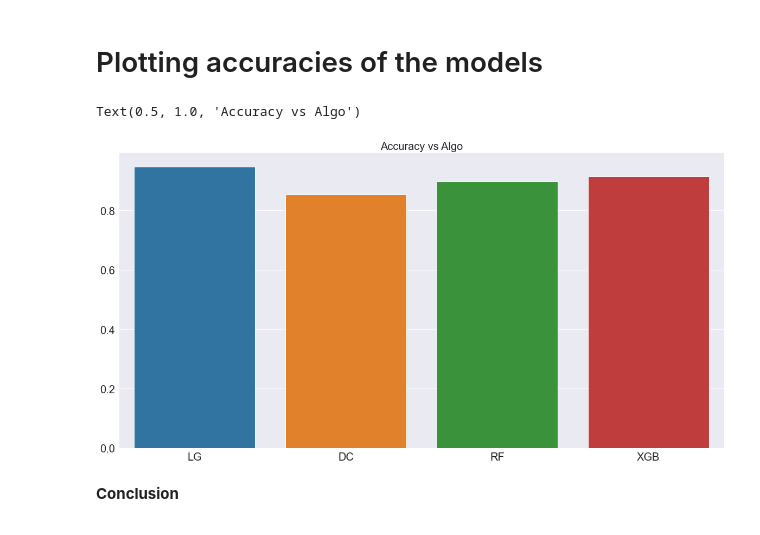
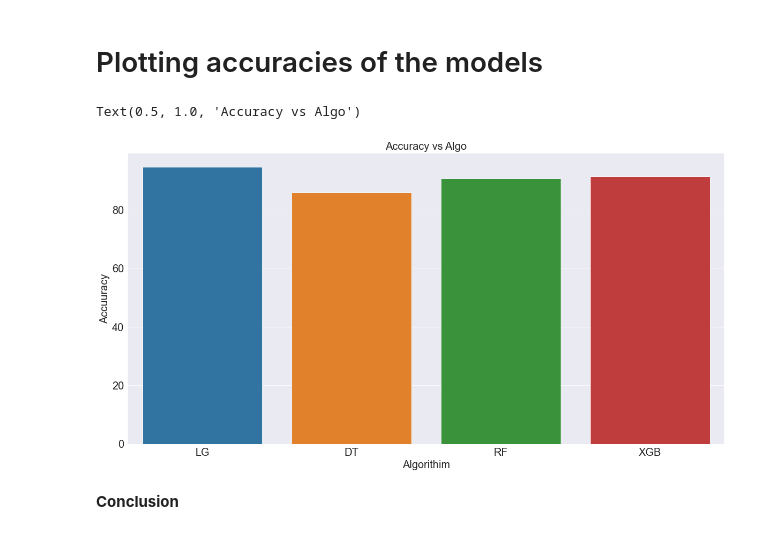
Before and after one commit to SATHEESH333/SATHEESH333, a Jupyter notebook: EDA+Classificatin Algorithims for mobile price classifcation.ipynb, the cells around one changed output. Saved outputs shown, nothing was run; the diff lists cells and outputs as text; code cells hidden in the pictures.

```diff
--- a/EDA+Classificatin Algorithims for mobile price classifcation.ipynb
+++ b/EDA+Classificatin Algorithims for mobile price classifcation.ipynb
@@ -834,14 +788,16 @@ weighted avg       0.91      0.91      0.91       660
 # Plotting accuracies of the models
 # %%
 #Accuracy vs Algorithims bar plot
-A=[acc1,acc2,acc3,acc4]
-M=['LG','DC','RF','XGB']
+A=[acc1*100,acc2*100,acc3*100,acc4*100]
+M=['LG','DT','RF','XGB']
 plt.figure(figsize=(20,10))
 sns.barplot(y=A,x=M)
+plt.xlabel('Algorithim')
+plt.ylabel('Accuuracy')
 plt.title('Accuracy vs Algo')
 # %% [output]
 Text(0.5, 1.0, 'Accuracy vs Algo')
-[figure, old version]
+[figure, new version]
 # %% [markdown]
 **Conclusion**
 # %% [markdown]
```
Also changed, not shown: parts of 16 cells of this notebook.
